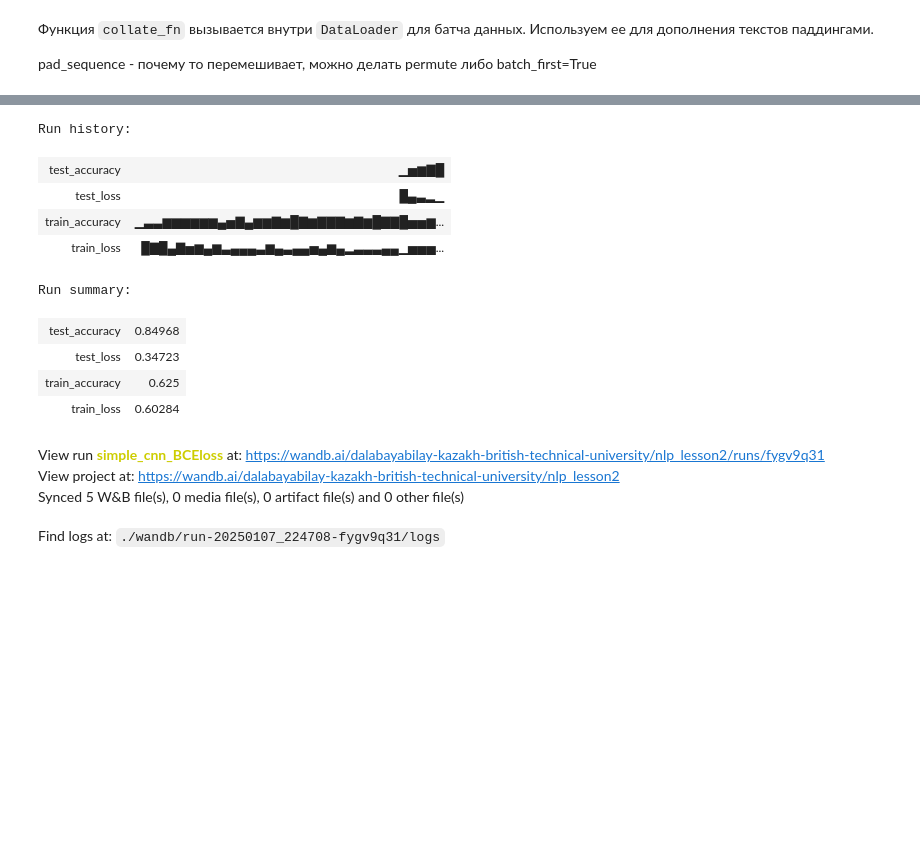
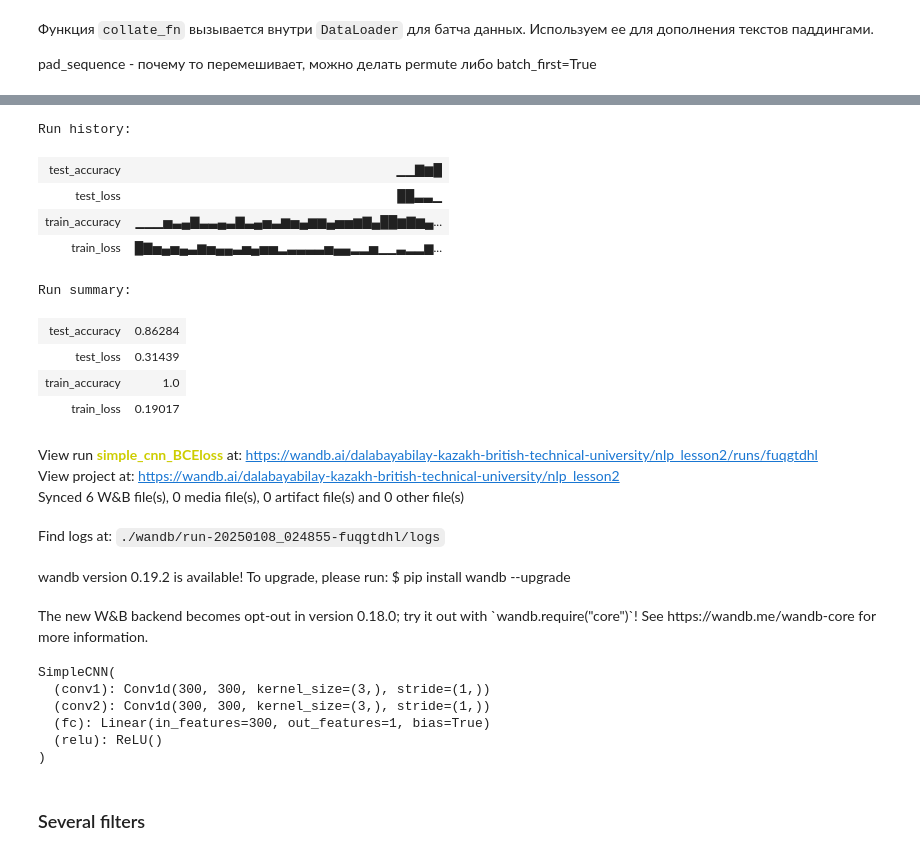
Before and after one commit to AbylayDalabay/NLP, a Jupyter notebook: 02_cnn_text_classification/main.ipynb, the cells around one changed output, grey strips where cells are left out. Saved outputs shown, nothing was run; the diff lists cells and outputs as text; code cells hidden in the pictures; blank space fills up the shorter version.

```diff
--- a/02_cnn_text_classification/main.ipynb
+++ b/02_cnn_text_classification/main.ipynb
@@ -137,7 +140,7 @@ test_lemmas = lemmatize_text(test_tokens)
 # %%
 w2v_model = Word2Vec(
     train_lemmas,
-    vector_size=100,
+    vector_size=300,
     min_count=4,
     window=5
 ).wv
@@ -196,7 +199,7 @@ w2v_test_loader = DataLoader(
 )
 # %%
 class SimpleCNN(nn.Module):
-    def __init__(self, hid_dim=100):
+    def __init__(self, hid_dim=300):
         super().__init__()
 
         self.conv1 = nn.Conv1d(hid_dim, hid_dim, kernel_size=3, stride=1, padding=0)
@@ -206,6 +209,8 @@ class SimpleCNN(nn.Module):
         self.relu = nn.ReLU()
 
     def forward(self, x):
+        # print("Batch shape: ", x.shape)
+        # return None
         # x: [batch_size, seq_length, embedding_dim]
         # меняем местами размерности, так как число каналов (dim) должно стоять на втором месте
         x = x.permute(0, 2, 1)
@@ -317,6 +322,6 @@ View run at https://wandb.ai/dalabayabilay-kazakh-british-technical-university/n
 <wandb.sdk.wandb_run.Run at 0x...>
 # %%
-for epoch in range(5):
+for epoch in tqdm(range(5)):
     train(model, w2v_train_loader, optimizer)
     test_accuracy, test_loss = evaluate(model, w2v_test_loader)
 
@@ -326,14 +330,27 @@ wandb.finish()
 Run history:
-| test_accuracy | ▁▅▆▇█ |
-| test_loss | █▄▃▂▁ |
-| train_accuracy | ▁▃▃▆▆▆▆▆▆▄▅▇▄▆▆▇▆█▇▆▇▇▇▆▇▆█▇▇█▅▅▆... |
-| train_loss | █▇█▄▇▅▆▄▆▃▄▄▄▃▆▄▃▄▄▅▄▆▄▂▃▃▃▄▄▁▅▅▅... |
+| test_accuracy | ▁▁▇▆█ |
+| test_loss | ██▃▃▁ |
+| train_accuracy | ▁▁▁▅▃▄▇▃▃▄▃▇▃▄▅▃▆▅▄▆▆▄▅▅▆▇▄██▆▇▆▄... |
+| train_loss | █▇▅▄▅▄▃▆▅▄▄▃▅▄▅▅▂▃▃▃▃▅▄▄▂▂▅▁▁▃▂▂▆... |
 Run summary:
-| test_accuracy | 0.84968 |
-| test_loss | 0.34723 |
-| train_accuracy | 0.625 |
-| train_loss | 0.60284 |
+| test_accuracy | 0.86284 |
+| test_loss | 0.31439 |
+| train_accuracy | 1.0 |
+| train_loss | 0.19017 |
-View run simple_cnn_BCEloss at: https://wandb.ai/dalabayabilay-kazakh-british-technical-university/nlp_lesson2/runs/fygv9q31
+View run simple_cnn_BCEloss at: https://wandb.ai/dalabayabilay-kazakh-british-technical-university/nlp_lesson2/runs/fuqgtdhl
 View project at: https://wandb.ai/dalabayabilay-kazakh-british-technical-university/nlp_lesson2
-Synced 5 W&B file(s), 0 media file(s), 0 artifact file(s) and 0 other file(s)
+Synced 6 W&B file(s), 0 media file(s), 0 artifact file(s) and 0 other file(s)
-Find logs at: ./wandb/run-20250107_224708-fygv9q31/logs
+Find logs at: ./wandb/run-20250108_024855-fuqgtdhl/logs
+wandb version 0.19.2 is available! To upgrade, please run: $ pip install wandb --upgrade
+The new W&B backend becomes opt-out in version 0.18.0; try it out with `wandb.require("core")`! See https://wandb.me/wandb-core for more information.
+# %%
+model
+# %% [output]
+SimpleCNN(
+  (conv1): Conv1d(300, 300, kernel_size=(3,), stride=(1,))
+  (conv2): Conv1d(300, 300, kernel_size=(3,), stride=(1,))
+  (fc): Linear(in_features=300, out_features=1, bias=True)
+  (relu): ReLU()
+)
+# %% [markdown]
+### Several filters
```
Also changed, not shown: parts of 9 cells of this notebook, 1 other file.
